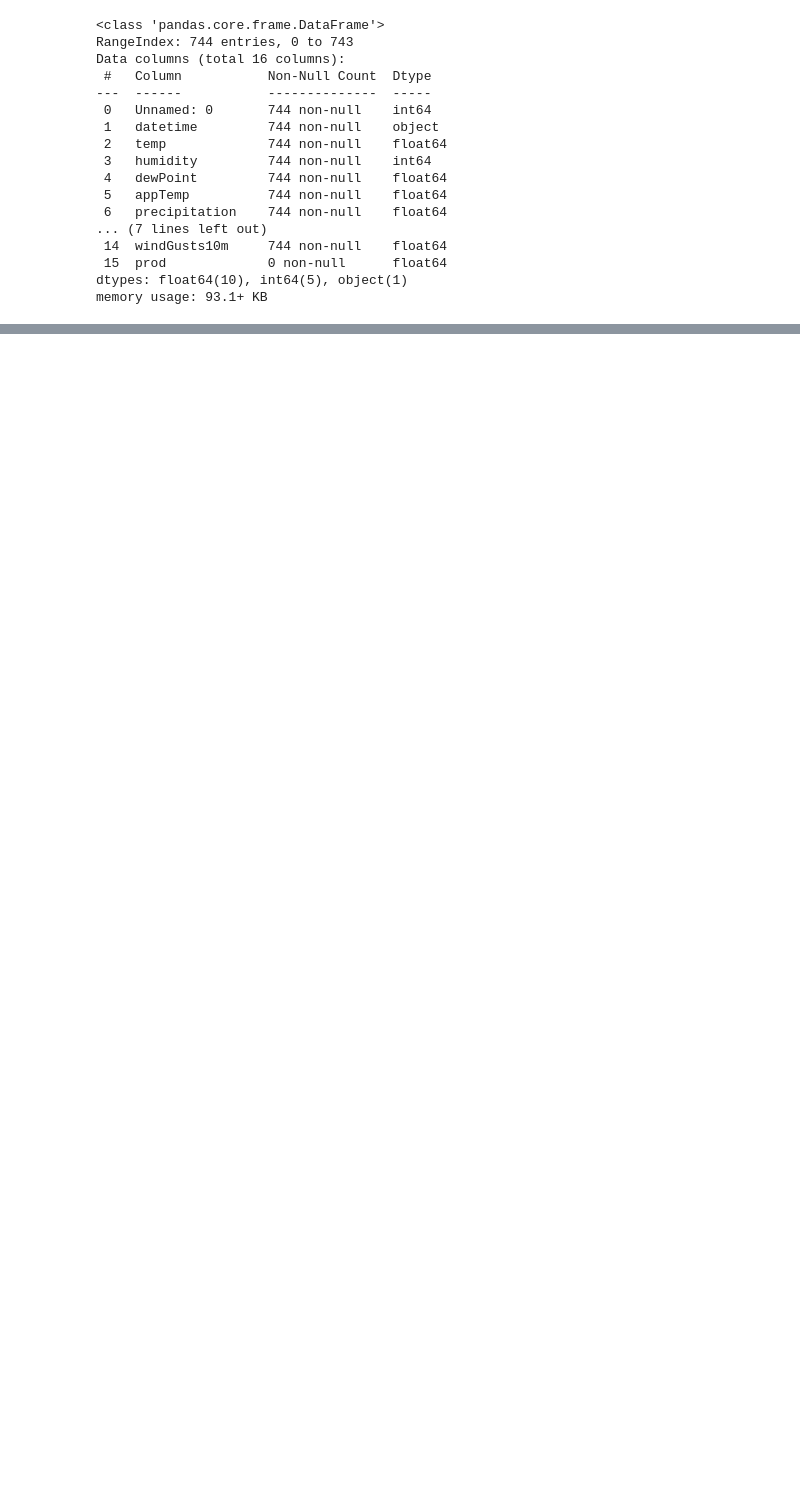
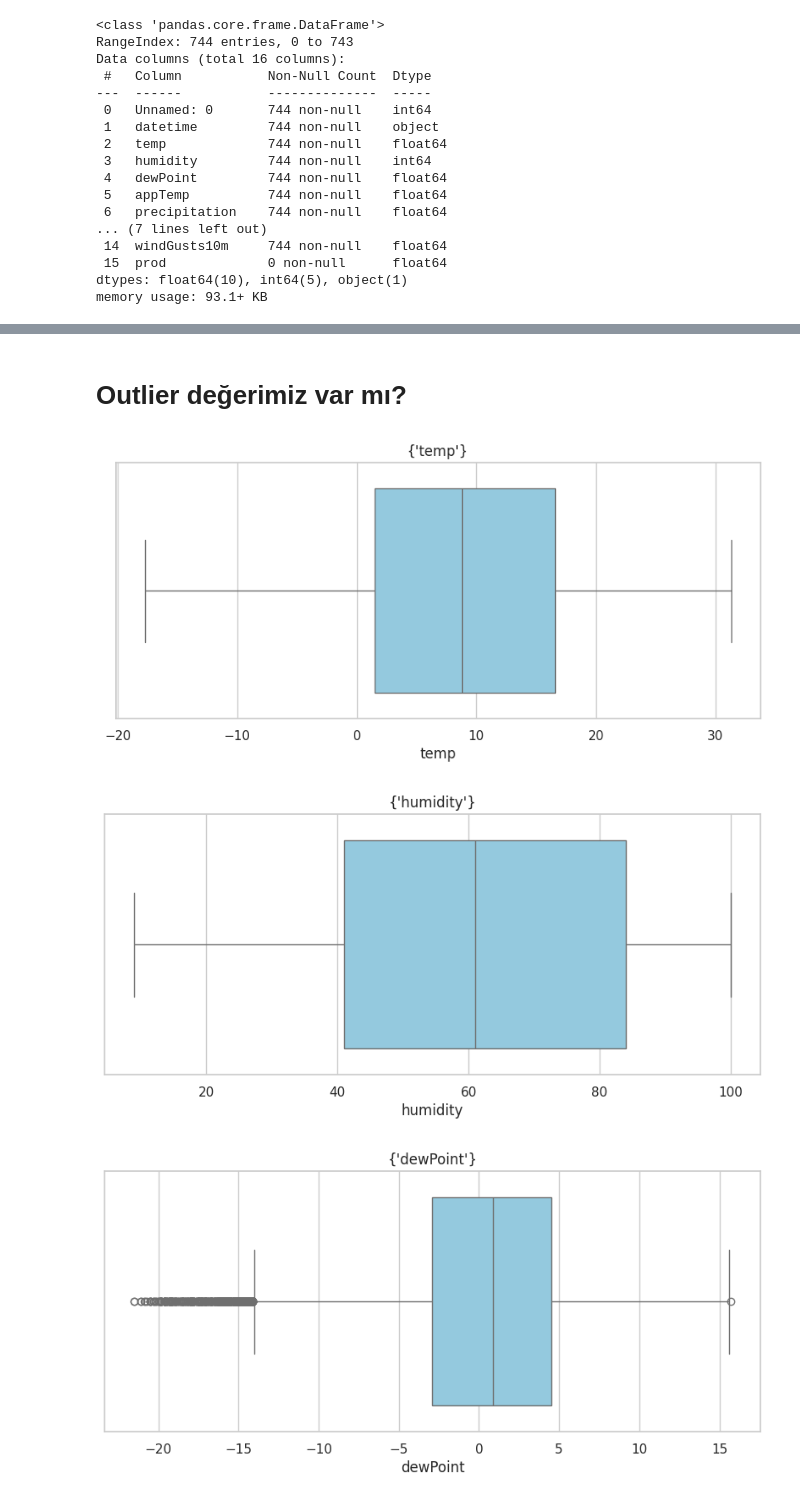
Before and after one commit to musa-fe/Machine_Learning_3, a Jupyter notebook: MachineLearning_3.ipynb, the cells around one changed output, grey strips where cells are left out. Cells and saved outputs as stored; diff of their text form; code cells hidden in the pictures; blank space fills up the shorter version.

```diff
--- a/MachineLearning_3.ipynb
+++ b/MachineLearning_3.ipynb
@@ -72,6 +64,0 @@ Eksik veri yok (sadece tahmin edeceğimiz prod sütunu boş, bu normal)
-# %%
-train['source'] = 'train'
-test['source'] = 'test'
-test['prod'] = None
-
-combined = pd.concat([train, test], ignore_index=True)
@@ -225,11 +64,0 @@ numerical_cols = train.select_dtypes(include=['int64', 'float64']).columns.tolis
-# %%
-import seaborn as sns
-import matplotlib.pyplot as plt
-
-for col in numerical_cols:
-    plt.figure(figsize=(8, 1.5))
-    sns.boxplot(x=train[col], color='lightblue')
-    plt.title(f"{col} Boxplot")
-    plt.grid(True)
-    plt.tight_layout()
-    plt.show()
@@ -250,9 +64,0 @@ for col in numerical_cols:
-# %%
-for col in numerical_cols:
-    Q1 = train[col].quantile(0.25)
-    Q3 = train[col].quantile(0.75)
-    IQR = Q3 - Q1
-    alt_sinir = Q1 - 1.5 * IQR
-    ust_sinir = Q3 + 1.5 * IQR
-    aykiri_sayi = train[(train[col] < alt_sinir) | (train[col] > ust_sinir)].shape[0]
-    print(f"{col}: {aykiri_sayi} aykırı değer")
@@ -274,0 +110,23 @@ prod_log: 0 aykırı değer
+# %%
+train = train.drop(columns=["Unnamed: 0"])
+test = test.drop(columns=["Unnamed: 0"])
+# %% [markdown]
+# Outlier değerimiz var mı?
+# %%
+import matplotlib.pyplot as plt
+import seaborn as sns
+
+sns.set(style="whitegrid")
+
+numerical_cols = train.select_dtypes(include=['float64', 'int64']).columns
+
+for col in numerical_cols:
+    plt.figure(figsize=(10, 4))
+    sns.boxplot(data=train, x=col, color='skyblue')
+    plt.title({col})
+    plt.xlabel(col)
+    plt.show()
+# %% [output]
+[figure, added]
+[figure, added]
+[figure, added]
```
Also changed, not shown: parts of 55 cells of this notebook.
